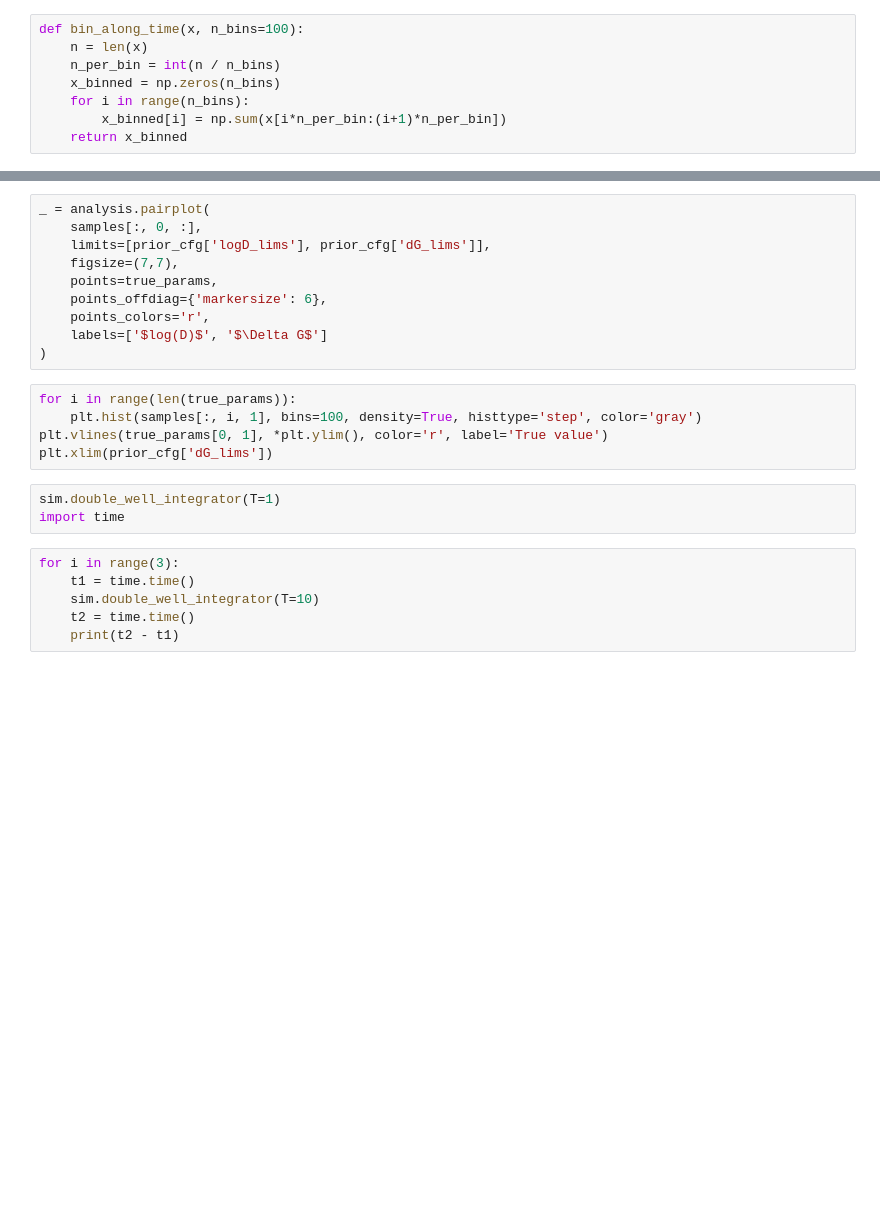
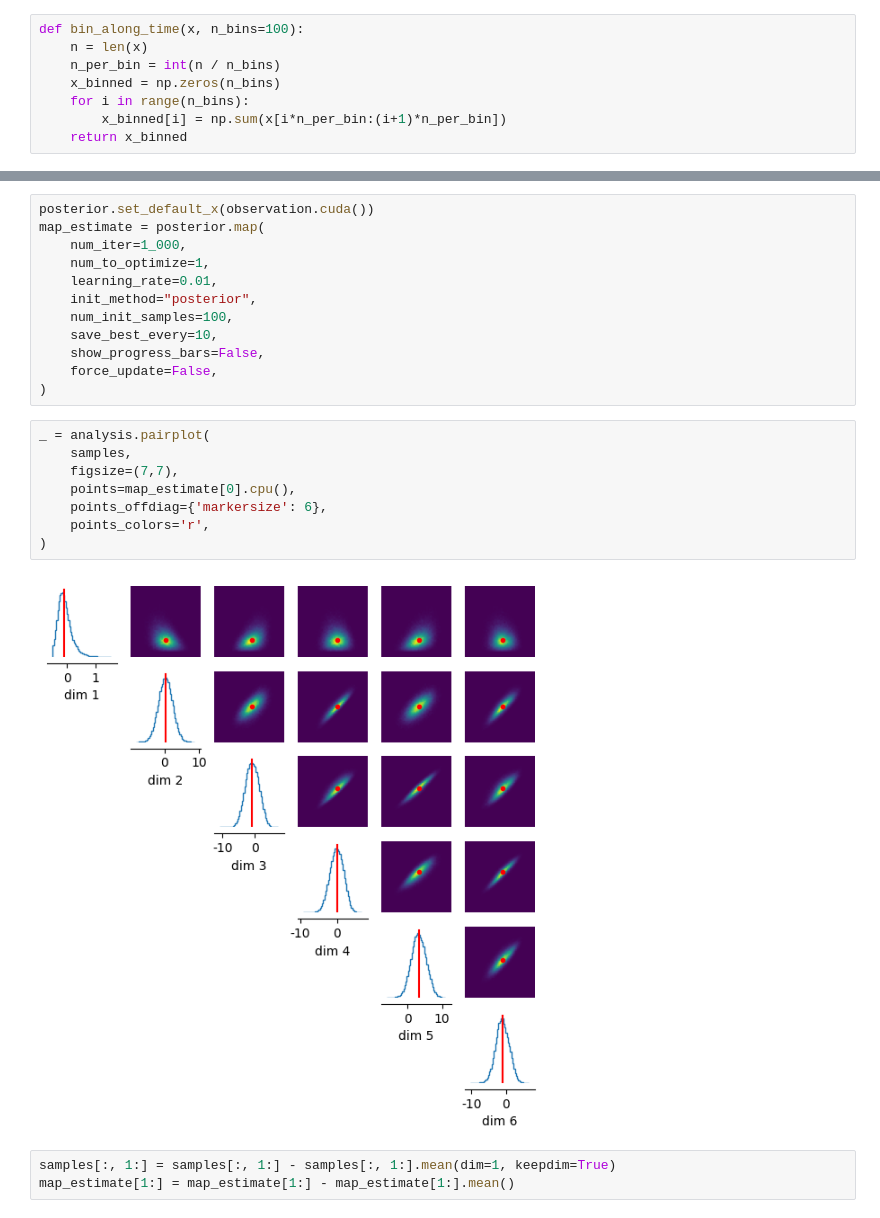
Before and after one commit to covinolab/smFRET_sbi, a Jupyter notebook: analysis/eval_posterior.ipynb, the cells around one changed output, grey strips where cells are left out. Drawn from its saved outputs; the diff is of its cells as text; blank space fills up the shorter version.

```diff
--- a/analysis/eval_posterior.ipynb
+++ b/analysis/eval_posterior.ipynb
@@ -67,24 +62,25 @@ samples = posterior.sample_batched((100000,), x=observation.cuda()).cpu().numpy(
+# %%
+posterior.set_default_x(observation.cuda())
+map_estimate = posterior.map(
+    num_iter=1_000,
+    num_to_optimize=1,
+    learning_rate=0.01,
+    init_method="posterior",
+    num_init_samples=100,
+    save_best_every=10,
+    show_progress_bars=False,
+    force_update=False,
+)
 # %%
 _ = analysis.pairplot(
-    samples[:, 0, :],
-    limits=[prior_cfg['logD_lims'], prior_cfg['dG_lims']],
+    samples,
     figsize=(7,7),
-    points=true_params,
+    points=map_estimate[0].cpu(),
     points_offdiag={'markersize': 6},
     points_colors='r',
-    labels=['$log(D)$', '$\Delta G$']
 )
+# %% [output]
+[figure, added]
-# %%
-for i in range(len(true_params)):
-    plt.hist(samples[:, i, 1], bins=100, density=True, histtype='step', color='gray')
-plt.vlines(true_params[0, 1], *plt.ylim(), color='r', label='True value')
-plt.xlim(prior_cfg['dG_lims'])
-# %%
-sim.double_well_integrator(T=1)
-import time
-# %%
-for i in range(3):
-    t1 = time.time()
-    sim.double_well_integrator(T=10)
-    t2 = time.time()
-    print(t2 - t1)
+# %%
+samples[:, 1:] = samples[:, 1:] - samples[:, 1:].mean(dim=1, keepdim=True)
+map_estimate[1:] = map_estimate[1:] - map_estimate[1:].mean()
```
Also changed, not shown: parts of 15 cells of this notebook, 13 other files.
